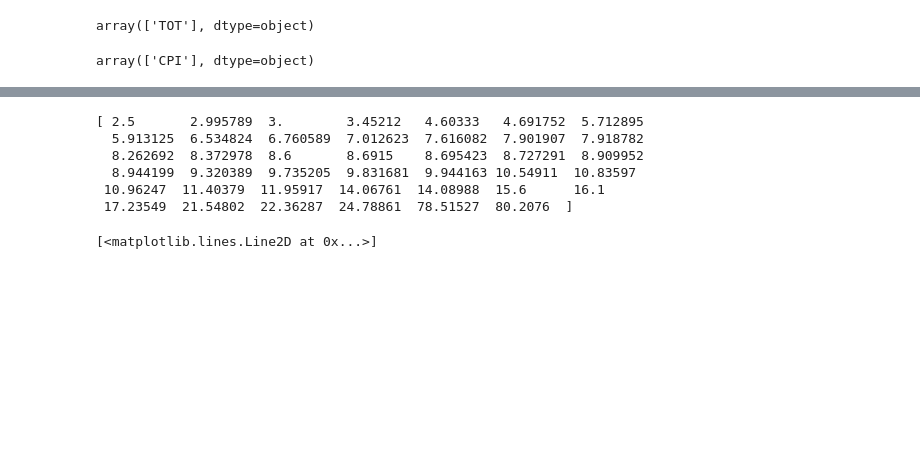
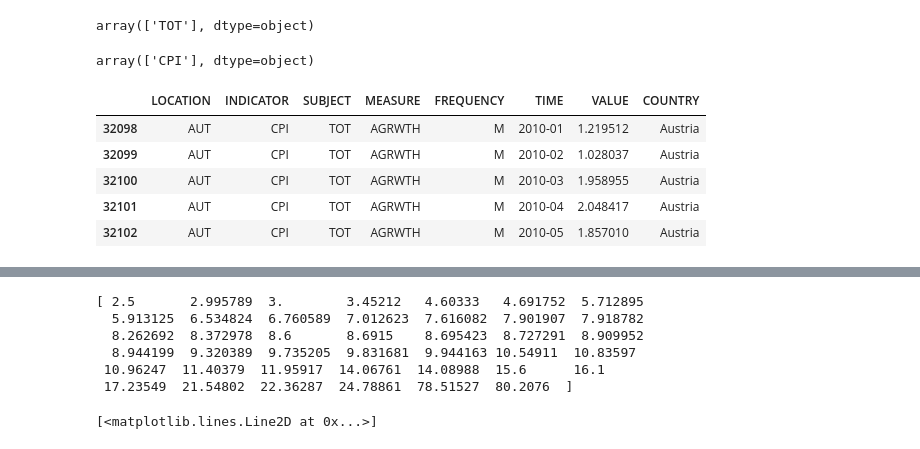
Before and after one commit to FenrisWulven/Data-Vis-Vegalite, a Jupyter notebook: Data_clean.ipynb, the cells around one changed output, grey strips where cells are left out. Cells and saved outputs as stored; diff of their text form; code cells hidden in the pictures; blank space fills up the shorter version.

```diff
--- a/Data_clean.ipynb
+++ b/Data_clean.ipynb
@@ -212,3 +212,12 @@ array(['TOT'], dtype=object)
 df['INDICATOR'].unique()
 # %% [output]
 array(['CPI'], dtype=object)
+# %%
+df.head()
+# %% [output]
+|  | LOCATION | INDICATOR | SUBJECT | MEASURE | FREQUENCY | TIME | VALUE | COUNTRY |
+| 32098 | AUT | CPI | TOT | AGRWTH | M | 2010-01 | 1.219512 | Austria |
+| 32099 | AUT | CPI | TOT | AGRWTH | M | 2010-02 | 1.028037 | Austria |
+| 32100 | AUT | CPI | TOT | AGRWTH | M | 2010-03 | 1.958955 | Austria |
+| 32101 | AUT | CPI | TOT | AGRWTH | M | 2010-04 | 2.048417 | Austria |
+| 32102 | AUT | CPI | TOT | AGRWTH | M | 2010-05 | 1.857010 | Austria |
```
Also changed, not shown: parts of 2 cells of this notebook, 1 other file.
